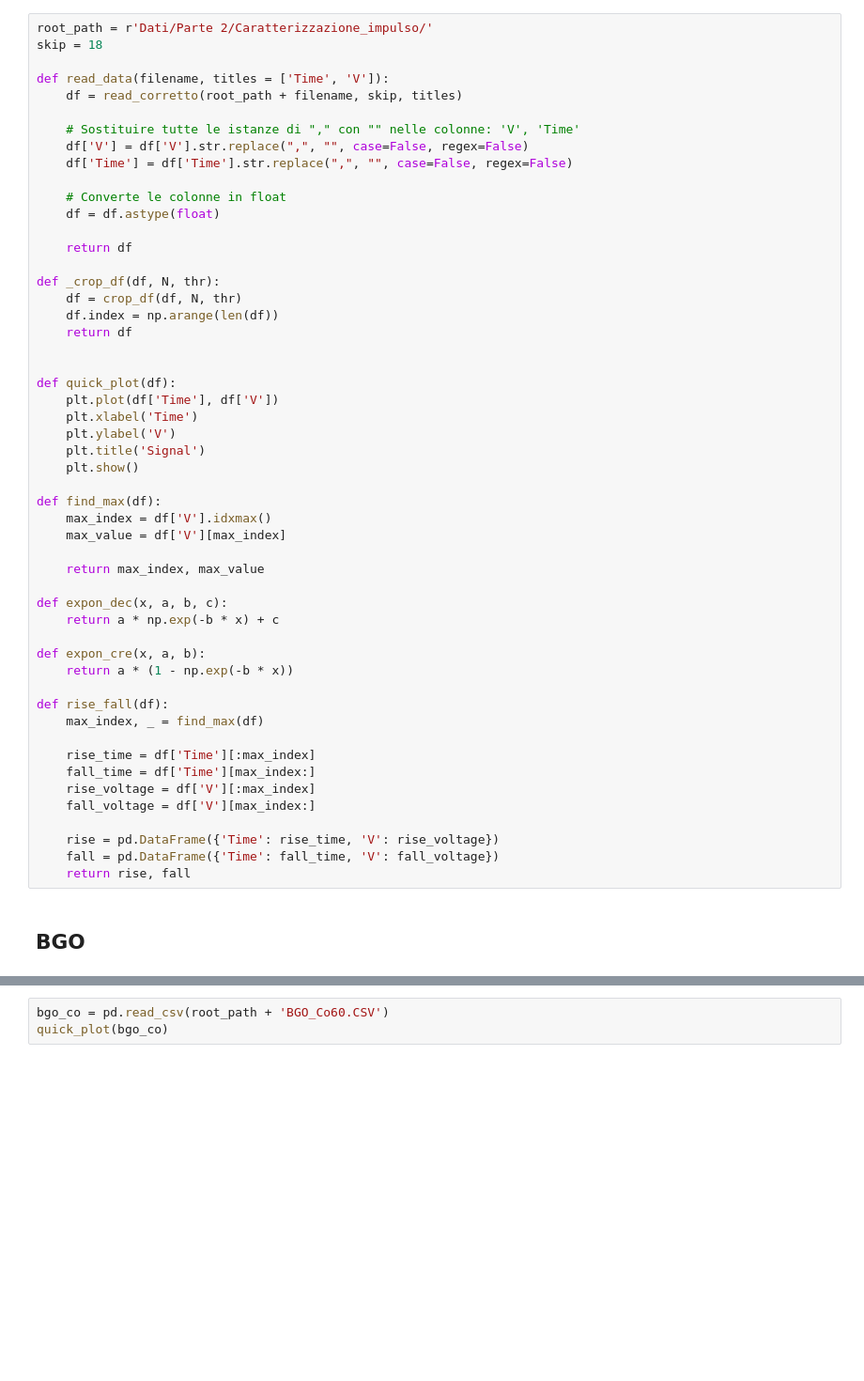
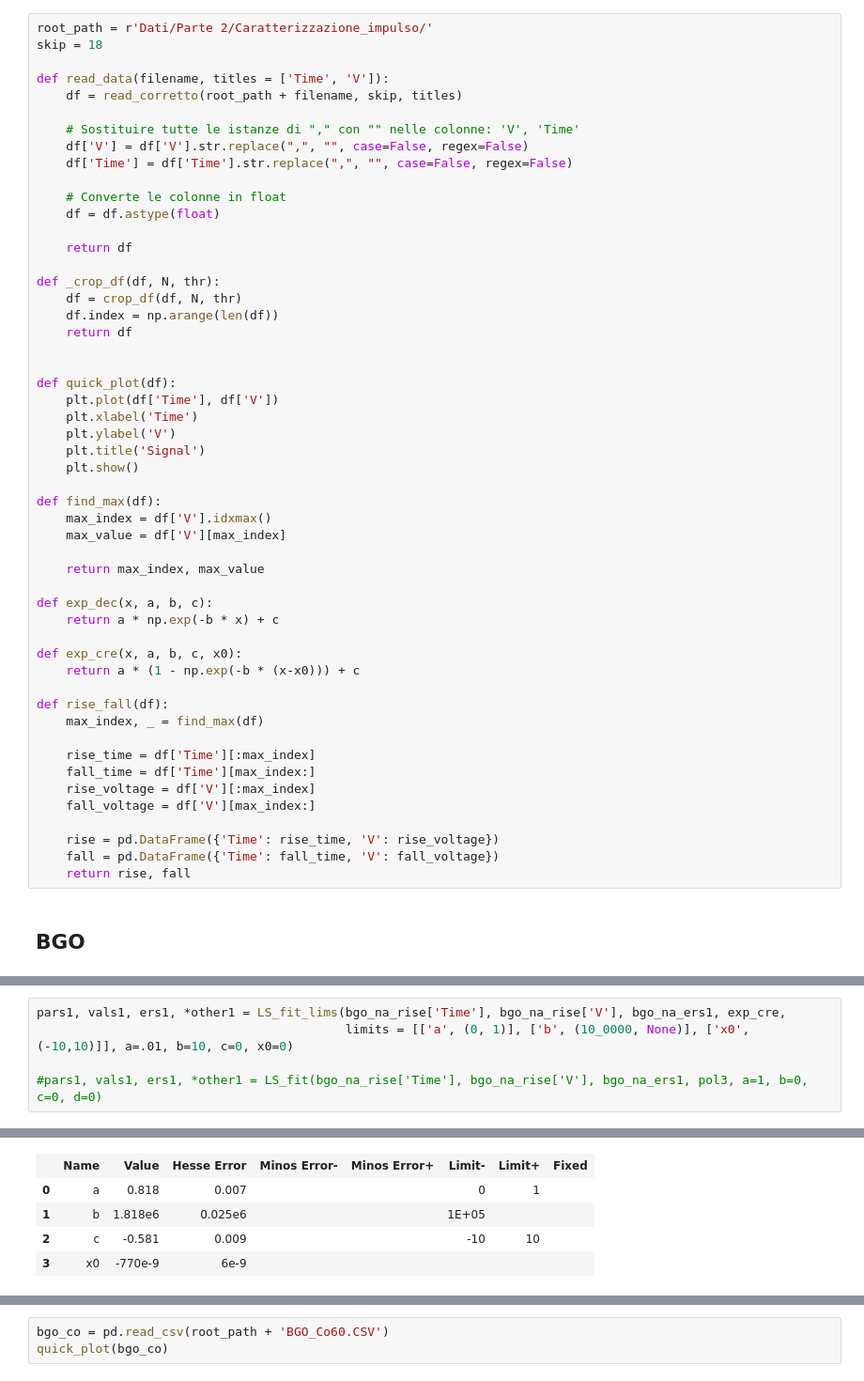
Before and after one commit to Pavar0tty/Laboratorio_SiPM, a Jupyter notebook: Analisi/Parte 2/Time_analisi.ipynb, the cells around one changed output, grey strips where cells are left out. Shown at 94% size. Drawn from its saved outputs; the diff is of its cells as text; blank space fills up the shorter version.

```diff
--- a/Analisi/Parte 2/Time_analisi.ipynb
+++ b/Analisi/Parte 2/Time_analisi.ipynb
@@ -47,11 +47,11 @@ def find_max(df):
 
     return max_index, max_value
 
-def expon_dec(x, a, b, c):
+def exp_dec(x, a, b, c):
     return a * np.exp(-b * x) + c
 
-def expon_cre(x, a, b):
-    return a * (1 - np.exp(-b * x))
+def exp_cre(x, a, b, c, x0):
+    return a * (1 - np.exp(-b * (x-x0))) + c
 
 def rise_fall(df):
     max_index, _ = find_max(df)
@@ -99,0 +93,6 @@ pars2, vals2, ers2, *other2 = LS_fit(bgo_na_fall['Time'], bgo_na_fall['V'], bgo_
+# %%
+pars1, vals1, ers1, *other1 = LS_fit_lims(bgo_na_rise['Time'], bgo_na_rise['V'], bgo_na_ers1, exp_cre,
+                                          limits = [['a', (0, 1)], ['b', (10_0000, None)], ['x0', (-10,10)]], a=.01, b=10, c=0, x0=0)
+
+#pars1, vals1, ers1, *other1 = LS_fit(bgo_na_rise['Time'], bgo_na_rise['V'], bgo_na_ers1, pol3, a=1, b=0, c=0, d=0)
+# %% [output]
@@ -99,0 +105,5 @@ pars2, vals2, ers2, *other2 = LS_fit(bgo_na_fall['Time'], bgo_na_fall['V'], bgo_
+|  | Name | Value | Hesse Error | Minos Error- | Minos Error+ | Limit- | Limit+ | Fixed |
+| 0 | a | 0.818 | 0.007 |  |  | 0 | 1 |  |
+| 1 | b | 1.818e6 | 0.025e6 |  |  | 1E+05 |  |  |
+| 2 | c | -0.581 | 0.009 |  |  | -10 | 10 |  |
+| 3 | x0 | -770e-9 | 6e-9 |  |  |  |  |  |
```
Also changed, not shown: parts of 8 cells of this notebook.
